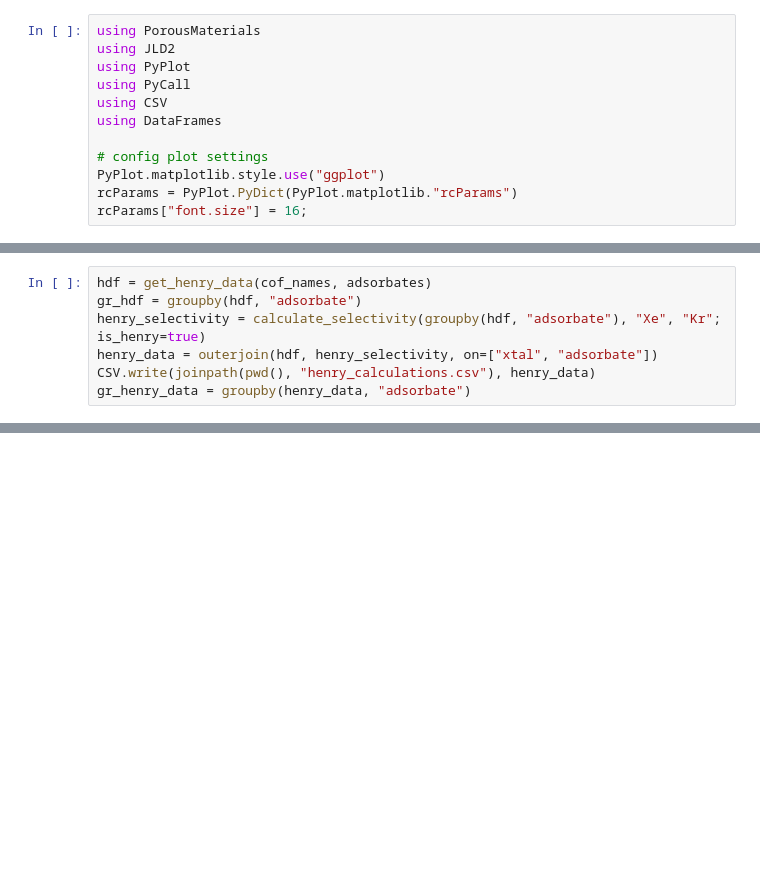
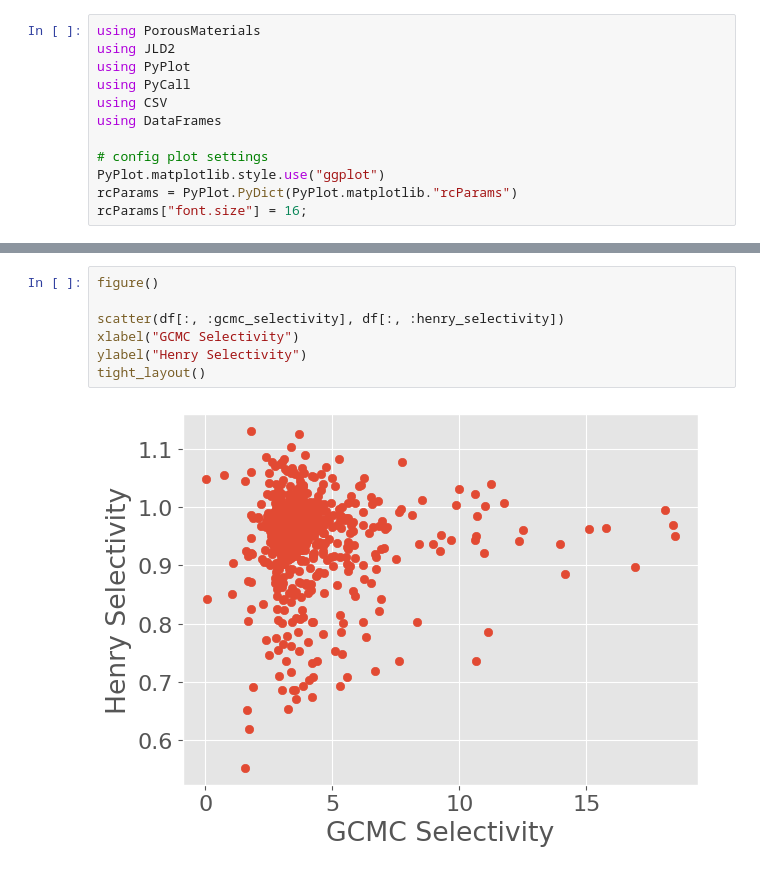
Before and after one commit to SimonEnsemble/multi-fidelity-BO-of-COFs-for-Xe-Kr-seps, a Jupyter notebook: analysis.ipynb, the cells around one changed output, grey strips where cells are left out. Saved outputs shown, nothing was run; the diff lists cells and outputs as text; blank space fills up the shorter version.

```diff
--- a/analysis.ipynb
+++ b/analysis.ipynb
@@ -198,7 +99,0 @@ get_gcmc_data (generic function with 1 method)
-# %%
-hdf = get_henry_data(cof_names, adsorbates)
-gr_hdf = groupby(hdf, "adsorbate")
-henry_selectivity = calculate_selectivity(groupby(hdf, "adsorbate"), "Xe", "Kr"; is_henry=true)
-henry_data = outerjoin(hdf, henry_selectivity, on=["xtal", "adsorbate"])
-CSV.write(joinpath(pwd(), "henry_calculations.csv"), henry_data)
-gr_henry_data = groupby(henry_data, "adsorbate")
@@ -410,0 +284,9 @@ cost ratio: 0.13619402985074627 unfavorable, 0.8638059701492538 favorable
+# %%
+figure()
+
+scatter(df[:, :gcmc_selectivity], df[:, :henry_selectivity])
+xlabel("GCMC Selectivity")
+ylabel("Henry Selectivity")
+tight_layout()
+# %% [output]
+[figure, added]
```
Also changed, not shown: parts of 24 cells of this notebook, 2 other files.
